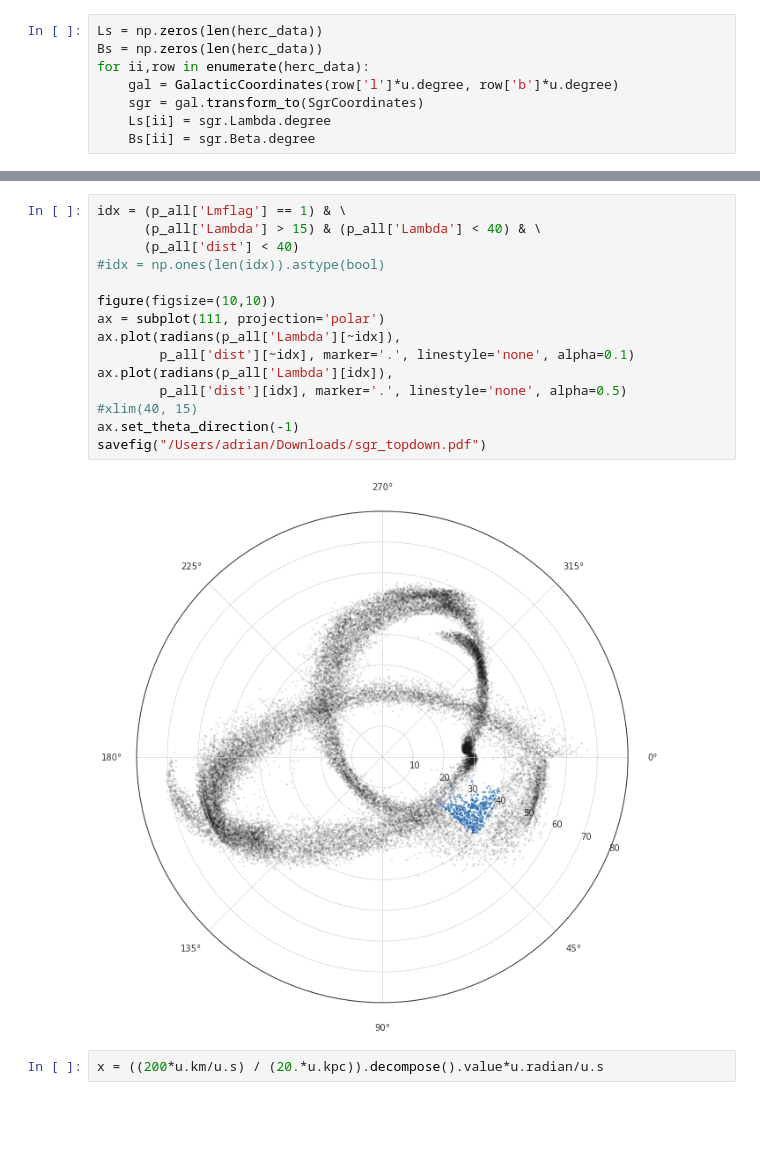
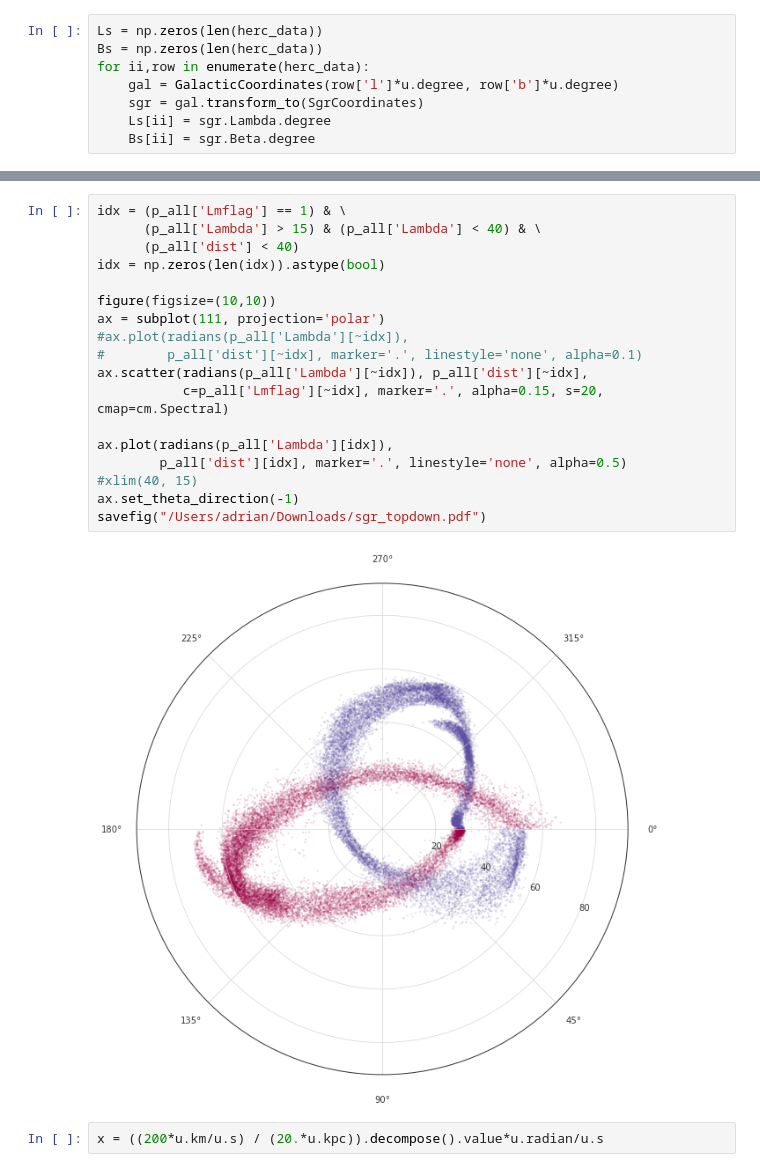
Before and after one commit to adrn/streams, a Jupyter notebook: text/notebooks/Hercules-Aquila.ipynb, the cells around one changed output, grey strips where cells are left out. Saved outputs shown, nothing was run; the diff lists cells and outputs as text; blank space fills up the shorter version.

```diff
--- a/text/notebooks/Hercules-Aquila.ipynb
+++ b/text/notebooks/Hercules-Aquila.ipynb
@@ -69,20 +91,23 @@ savefig("/Users/adrian/Downloads/vgsr_hist.pdf")
 # %%
 idx = (p_all['Lmflag'] == 1) & \
       (p_all['Lambda'] > 15) & (p_all['Lambda'] < 40) & \
       (p_all['dist'] < 40)
-#idx = np.ones(len(idx)).astype(bool)
+idx = np.zeros(len(idx)).astype(bool)
 
 figure(figsize=(10,10))
 ax = subplot(111, projection='polar')
-ax.plot(radians(p_all['Lambda'][~idx]),
-        p_all['dist'][~idx], marker='.', linestyle='none', alpha=0.1)
+#ax.plot(radians(p_all['Lambda'][~idx]),
+#        p_all['dist'][~idx], marker='.', linestyle='none', alpha=0.1)
+ax.scatter(radians(p_all['Lambda'][~idx]), p_all['dist'][~idx],
+           c=p_all['Lmflag'][~idx], marker='.', alpha=0.15, s=20, cmap=cm.Spectral)
+
 ax.plot(radians(p_all['Lambda'][idx]),
         p_all['dist'][idx], marker='.', linestyle='none', alpha=0.5)
 #xlim(40, 15)
 ax.set_theta_direction(-1)
 savefig("/Users/adrian/Downloads/sgr_topdown.pdf")
 # %% [output]
-[figure, old version]
+[figure, new version]
 # %%
 x = ((200*u.km/u.s) / (20.*u.kpc)).decompose().value*u.radian/u.s
 # %%
```
Also changed, not shown: parts of 6 cells of this notebook.
